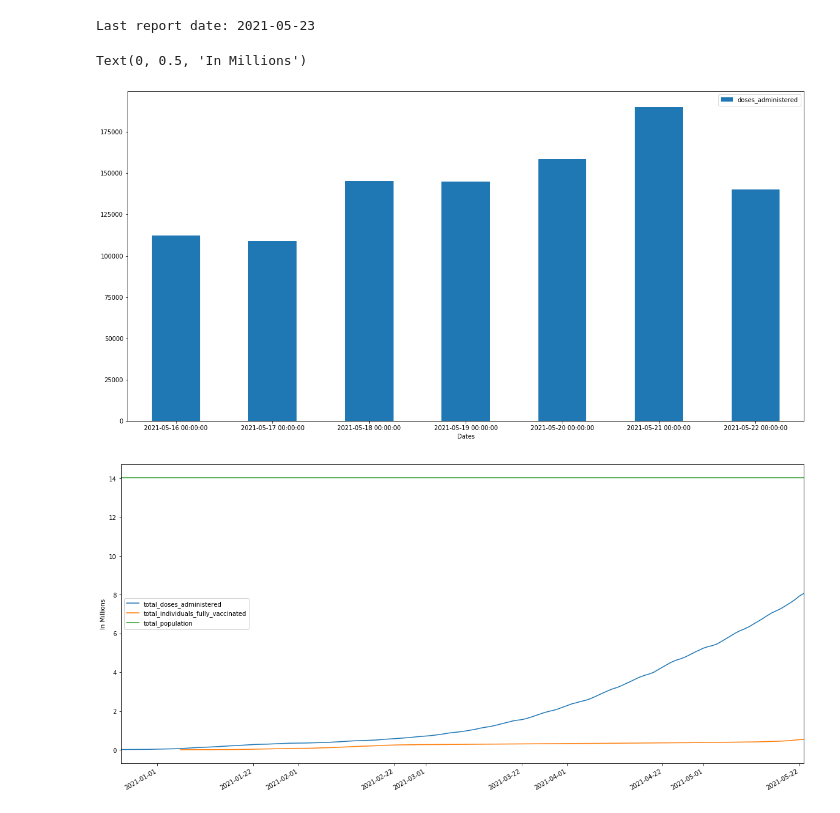
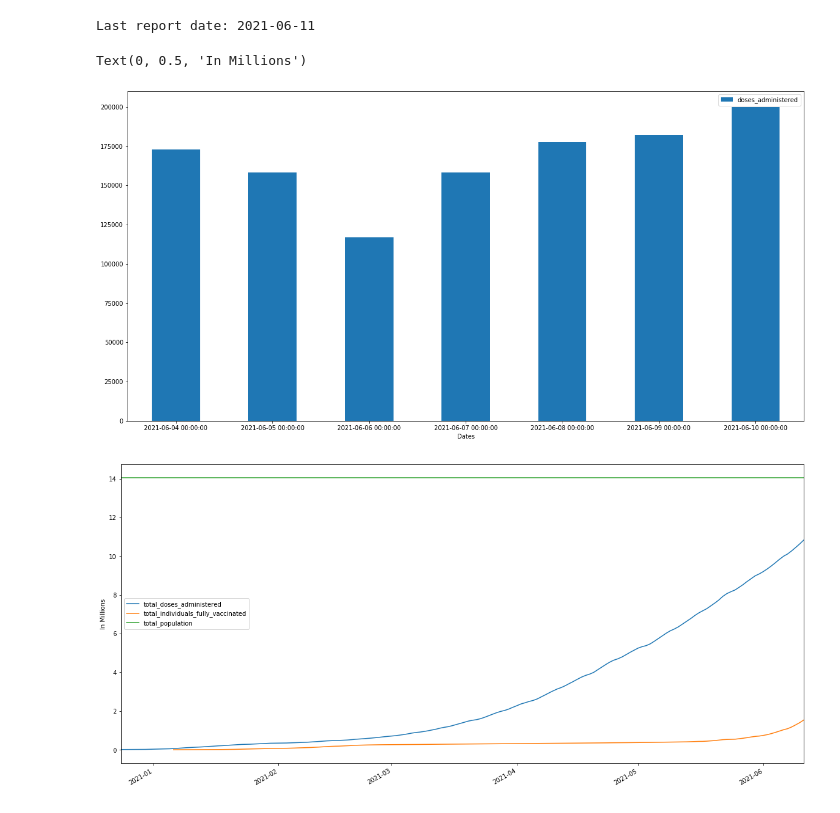
Before and after one commit to mohd-ahsan-mirza/ontario-covid-vaccine-stats, a Jupyter notebook: stats.ipynb, the cells around one changed output. Cells and saved outputs as stored; diff of their text form; code cells hidden in the pictures.

```diff
--- a/stats.ipynb
+++ b/stats.ipynb
@@ -15,6 +15,8 @@ from itertools import repeat
 
 stats = pd.read_csv("https://data.ontario.ca/dataset/752ce2b7-c15a-4965-a3dc-397bf405e7cc/resource/8a89caa9-511c-4568-af89-7f2174b4378c/download/vaccine_doses.csv")
 
+stats.head(10)
+
 dates = []
 total_doses_administered = []
 total_population_array = []
@@ -30,7 +32,7 @@ total_doses_administered = stats.total_doses_administered.tolist()
 total_individuals_fully_vaccinated = stats.total_individuals_fully_vaccinated.tolist()
 total_population_array += len(total_doses_administered) * [total_population]
 report_date = dates[-1]
-previous_day_doses_administered = stats.previous_day_doses_administered.tolist()
+previous_day_doses_administered = stats.previous_day_total_doses_administered.tolist()
 
 dates = pd.to_datetime(dates, errors='coerce', format='%Y-%m-%dT%H:%M:%S')
 start_date = pd.to_datetime(dates[0], errors='coerce', format='%Y-%m-%dT%H:%M:%S')
@@ -52,33 +54,33 @@ df_last_seven_days_records = pd.DataFrame({'Dates':[
     dates[-8],
     dates[-7],
     dates[-6],
     dates[-5],
     dates[-4],
     dates[-3],
     dates[-2],
 ], 'doses_administered':[
     int(previous_day_doses_administered[-7]),
     int(previous_day_doses_administered[-6]),
     int(previous_day_doses_administered[-5]),
     int(previous_day_doses_administered[-4]),
     int(previous_day_doses_administered[-3]),
     int(previous_day_doses_administered[-2]),
     int(previous_day_doses_administered[-1]),
 ]})
 
 #df_total_doses_administered = df_total_doses_administered.apply(lambda x: x.astype(str).str.replace(',', ''))
 df_total_doses_administered = df_total_doses_administered.astype(float)
 
 df_total_doses_administered['total_doses_administered'] = df_total_doses_administered['total_doses_administered']/million_divisor
 df_total_doses_administered['total_individuals_fully_vaccinated'] = df_total_doses_administered['total_individuals_fully_vaccinated']/million_divisor
 df_total_doses_administered['total_population'] = df_total_doses_administered['total_population']/million_divisor
 
 df_last_seven_days_records.plot.bar(x='Dates', y='doses_administered', rot=0, figsize=(20,10))
 
 lines = df_total_doses_administered.plot(figsize=(20,10))
 lines.set_ylabel("In Millions")
 # %% [output]
-Last report date: 2021-05-23
+Last report date: 2021-06-11
 Text(0, 0.5, 'In Millions')
-[figure, old version]
+[figure, new version]
-[figure, old version]
+[figure, new version]
```
